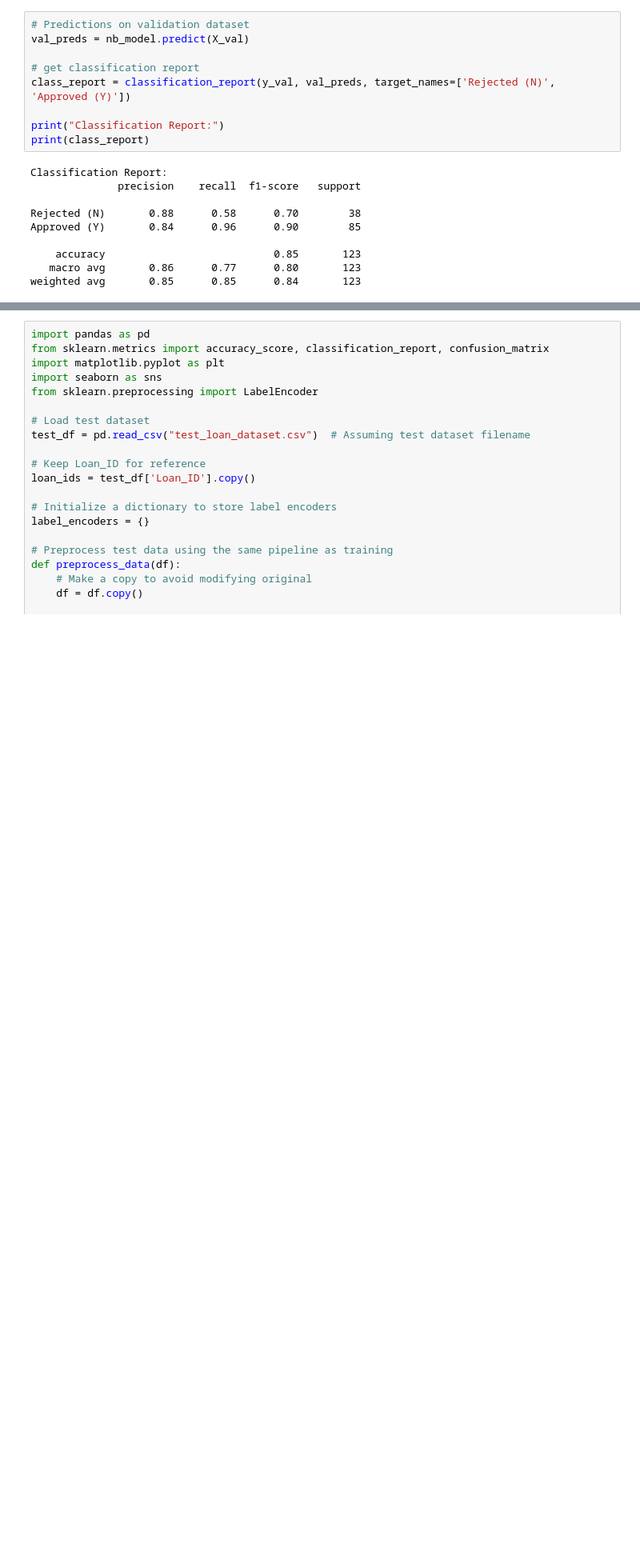
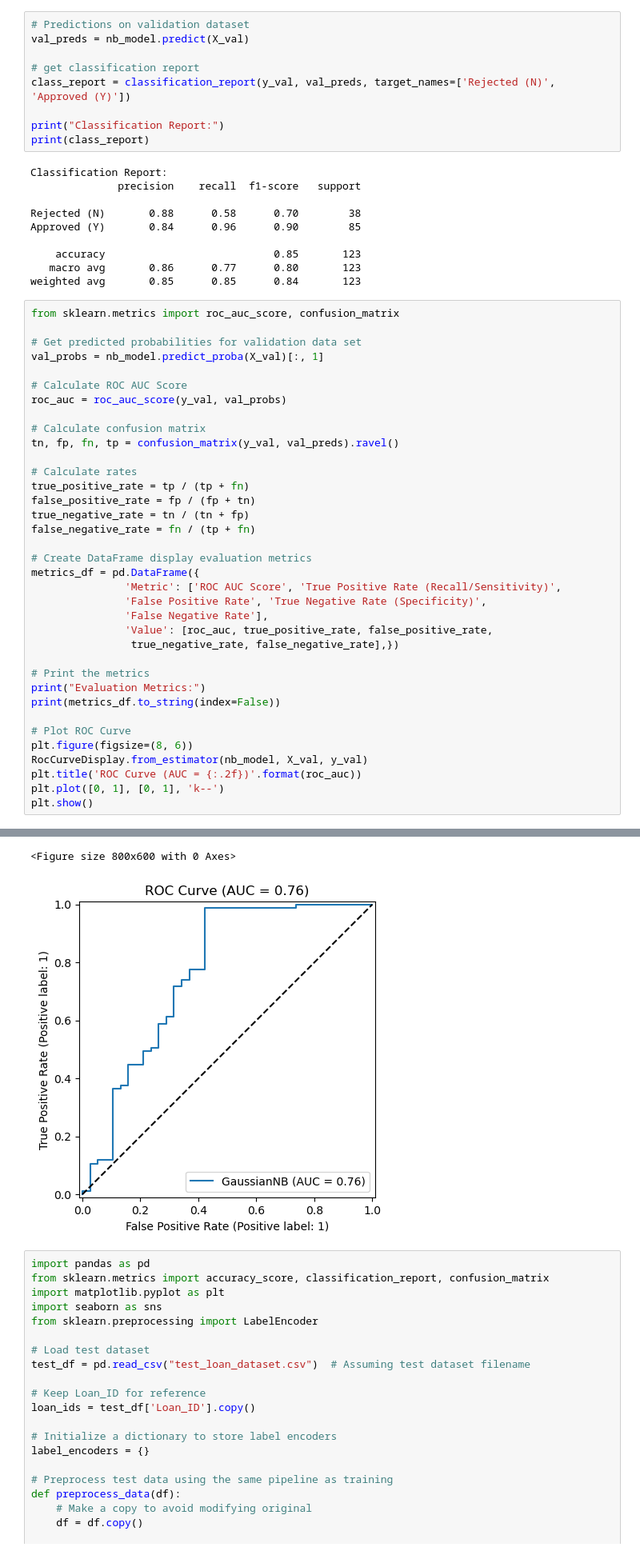
Before and after one commit to IT21161810/Loan_Application_Model, a Jupyter notebook: Loan_Prediction_Naive_Bayes.ipynb, the cells around one changed output, grey strips where cells are left out. Shown at 80% size. Saved outputs shown, nothing was run; the diff lists cells and outputs as text; blank space fills up the shorter version.

Commit message:
trained model using train data set & add roc auc accuracies

```diff
--- a/Loan_Prediction_Naive_Bayes.ipynb
+++ b/Loan_Prediction_Naive_Bayes.ipynb
@@ -122,3 +123,40 @@ Approved (Y)       0.84      0.96      0.90        85
     accuracy                           0.85       123
    macro avg       0.86      0.77      0.80       123
 weighted avg       0.85      0.85      0.84       123
+# %%
+from sklearn.metrics import roc_auc_score, confusion_matrix
+
+# Get predicted probabilities for validation data set
+val_probs = nb_model.predict_proba(X_val)[:, 1]
+
+# Calculate ROC AUC Score
+roc_auc = roc_auc_score(y_val, val_probs)
+
+# Calculate confusion matrix
+tn, fp, fn, tp = confusion_matrix(y_val, val_preds).ravel()
+
+# Calculate rates
+true_positive_rate = tp / (tp + fn)
+false_positive_rate = fp / (fp + tn)
+true_negative_rate = tn / (tn + fp)
+false_negative_rate = fn / (tp + fn)
+
+# Create DataFrame display evaluation metrics
+metrics_df = pd.DataFrame({
+               'Metric': ['ROC AUC Score', 'True Positive Rate (Recall/Sensitivity)',
+               'False Positive Rate', 'True Negative Rate (Specificity)',
+               'False Negative Rate'],
+               'Value': [roc_auc, true_positive_rate, false_positive_rate,
+                true_negative_rate, false_negative_rate],})
+
+# Print the metrics
+print("Evaluation Metrics:")
+print(metrics_df.to_string(index=False))
+
+# Plot ROC Curve
+plt.figure(figsize=(8, 6))
+RocCurveDisplay.from_estimator(nb_model, X_val, y_val)
+plt.title('ROC Curve (AUC = {:.2f})'.format(roc_auc))
+plt.plot([0, 1], [0, 1], 'k--')
+plt.show()
+# %% [output]
@@ -125,3 +170,5 @@ weighted avg       0.85      0.85      0.84       123
+<Figure size 800x600 with 0 Axes>
+[figure, added]
 # %%
 import pandas as pd
 from sklearn.metrics import accuracy_score, classification_report, confusion_matrix
```
Also changed, not shown: parts of 2 cells of this notebook, 3 other files.
